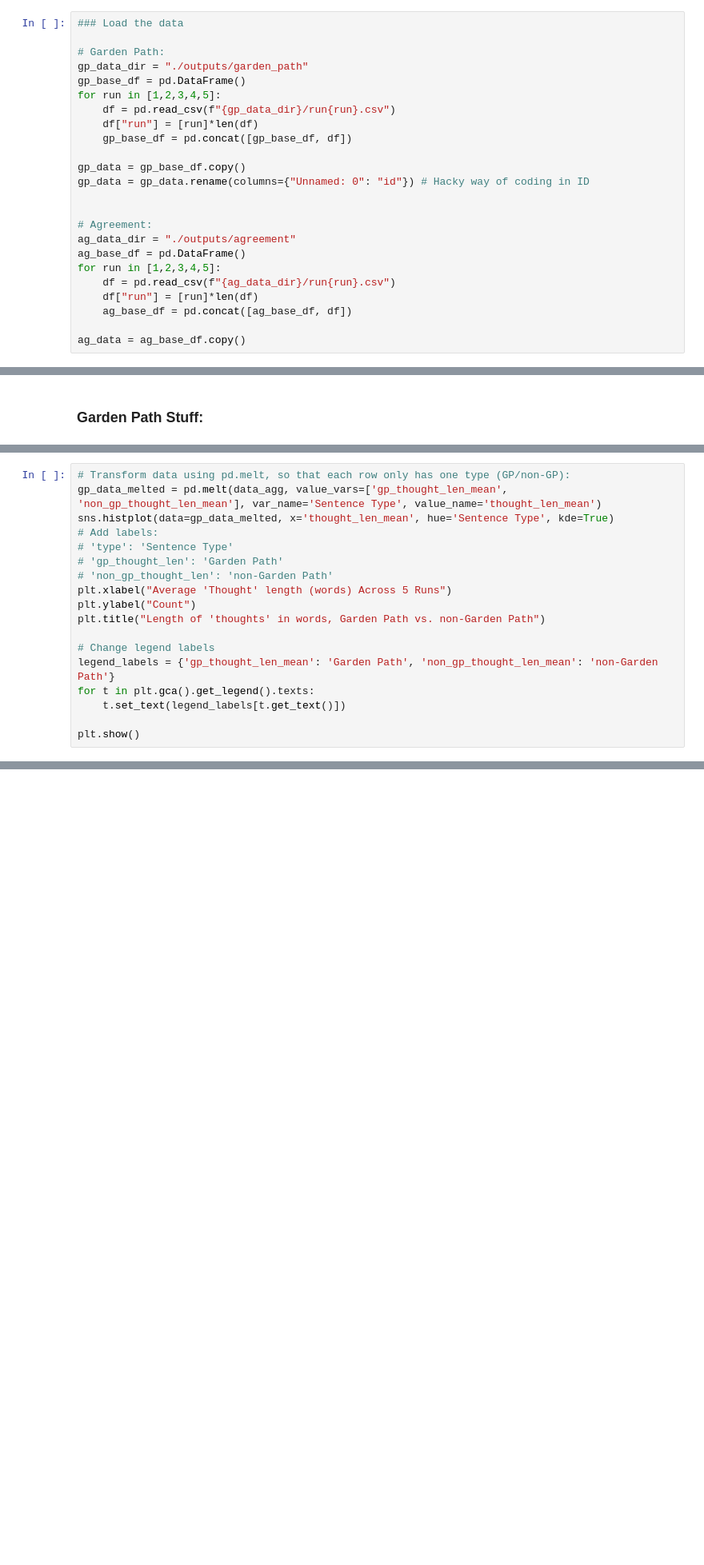
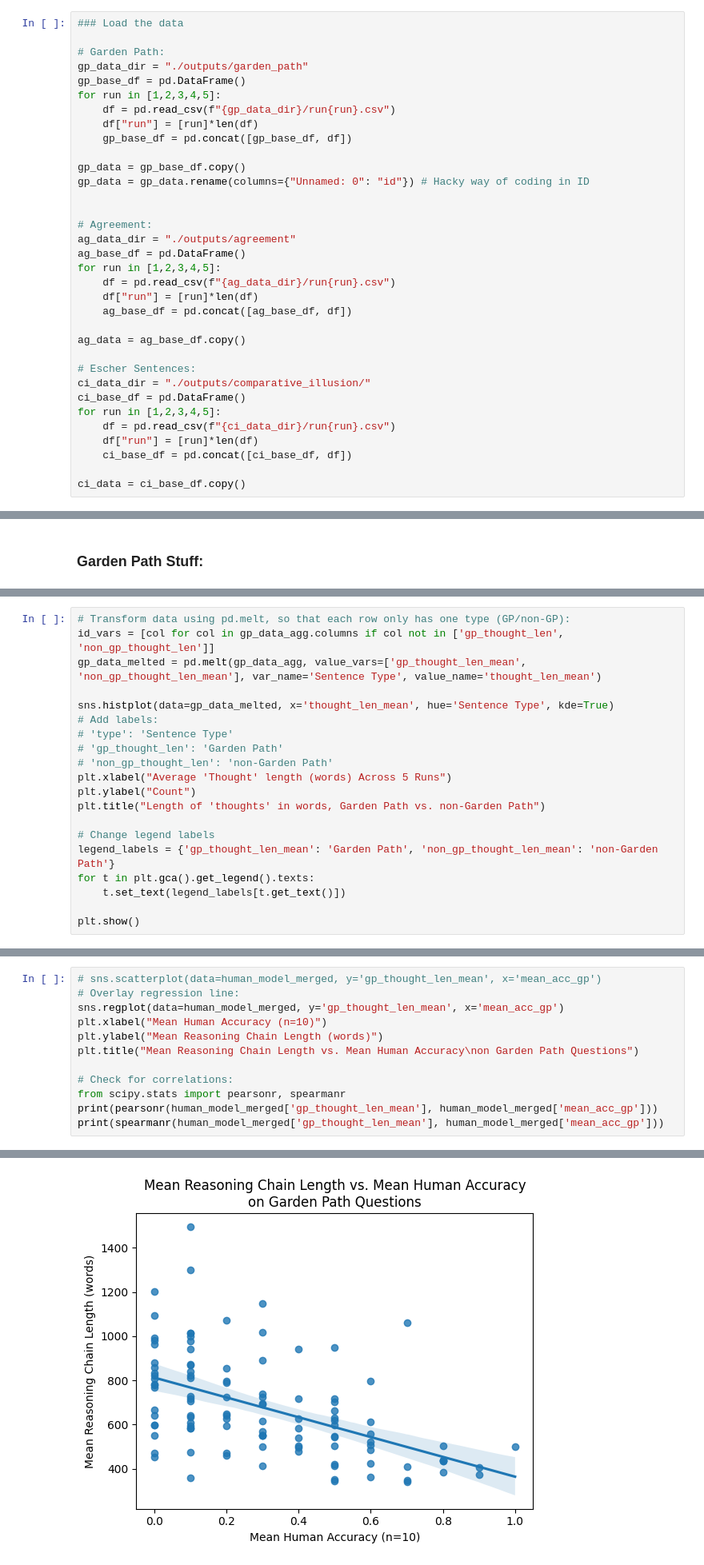
Before and after one commit to grvkamath/r1_hackathon, a Jupyter notebook: analysis.ipynb, the cells around one changed output, grey strips where cells are left out. Shown at 80% size. Saved outputs shown, nothing was run; the diff lists cells and outputs as text; blank space fills up the shorter version.

```diff
--- a/analysis.ipynb
+++ b/analysis.ipynb
@@ -30,6 +30,16 @@ for run in [1,2,3,4,5]:
     ag_base_df = pd.concat([ag_base_df, df])
 
 ag_data = ag_base_df.copy()
+
+# Escher Sentences:
+ci_data_dir = "./outputs/comparative_illusion/"
+ci_base_df = pd.DataFrame()
+for run in [1,2,3,4,5]:
+    df = pd.read_csv(f"{ci_data_dir}/run{run}.csv")
+    df["run"] = [run]*len(df)
+    ci_base_df = pd.concat([ci_base_df, df])
+
+ci_data = ci_base_df.copy()
 # %%
 ### Add extracted thoughts and answers:
 # A regex to extract text between a <THINK> and </THINK> tag:
@@ -243,6 +279,8 @@ gp_data_agg
 # %%
 # Transform data using pd.melt, so that each row only has one type (GP/non-GP):
-gp_data_melted = pd.melt(data_agg, value_vars=['gp_thought_len_mean', 'non_gp_thought_len_mean'], var_name='Sentence Type', value_name='thought_len_mean')
+id_vars = [col for col in gp_data_agg.columns if col not in ['gp_thought_len', 'non_gp_thought_len']]
+gp_data_melted = pd.melt(gp_data_agg, value_vars=['gp_thought_len_mean', 'non_gp_thought_len_mean'], var_name='Sentence Type', value_name='thought_len_mean')
+
 sns.histplot(data=gp_data_melted, x='thought_len_mean', hue='Sentence Type', kde=True)
 # Add labels:
 # 'type': 'Sentence Type'
@@ -317,0 +404,13 @@ Run 5: 95% C.I. of difference in thought lengths: ConfidenceInterval(low=np.floa
+# %%
+# sns.scatterplot(data=human_model_merged, y='gp_thought_len_mean', x='mean_acc_gp')
+# Overlay regression line:
+sns.regplot(data=human_model_merged, y='gp_thought_len_mean', x='mean_acc_gp')
+plt.xlabel("Mean Human Accuracy (n=10)")
+plt.ylabel("Mean Reasoning Chain Length (words)")
+plt.title("Mean Reasoning Chain Length vs. Mean Human Accuracy\non Garden Path Questions")
+
+# Check for correlations:
+from scipy.stats import pearsonr, spearmanr
+print(pearsonr(human_model_merged['gp_thought_len_mean'], human_model_merged['mean_acc_gp']))
+print(spearmanr(human_model_merged['gp_thought_len_mean'], human_model_merged['mean_acc_gp']))
+# %% [output]
@@ -317,0 +419 @@ Run 5: 95% C.I. of difference in thought lengths: ConfidenceInterval(low=np.floa
+[figure, added]
```
Also changed, not shown: parts of 25 cells of this notebook, 24 other files.
